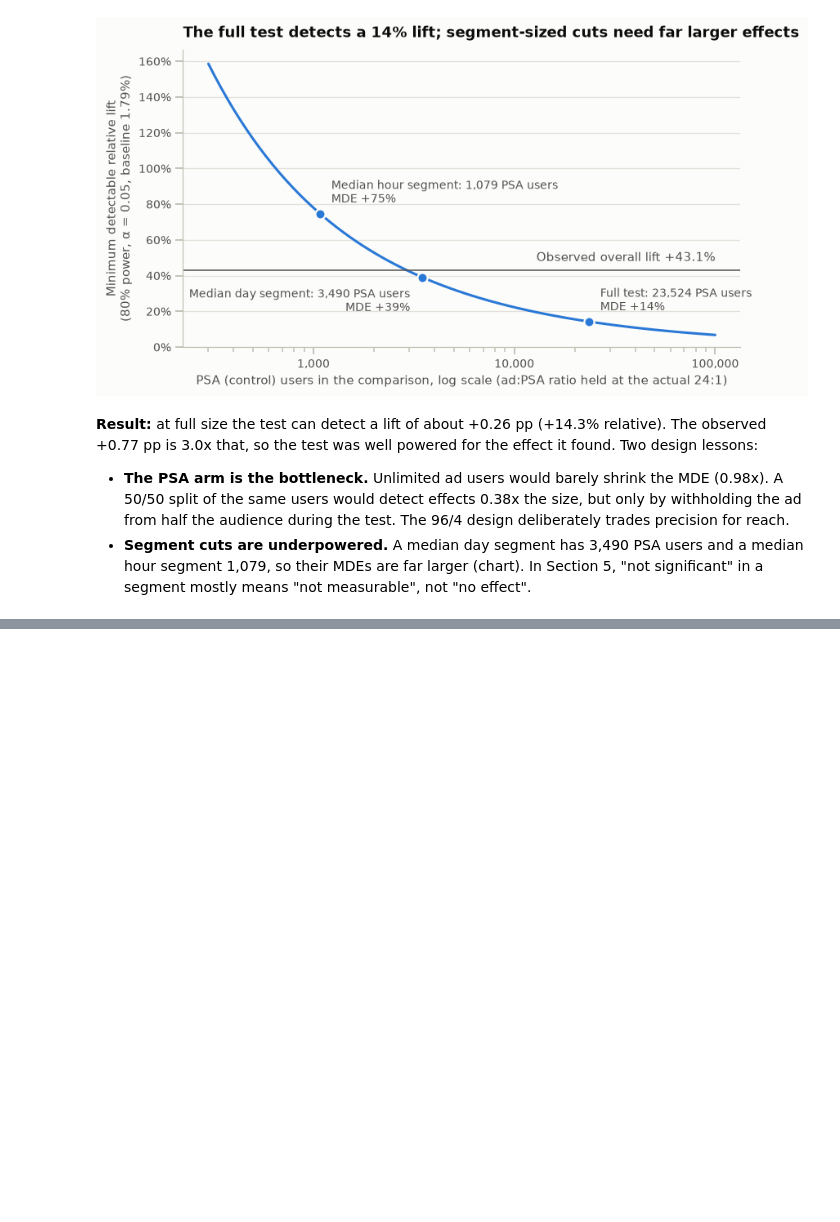
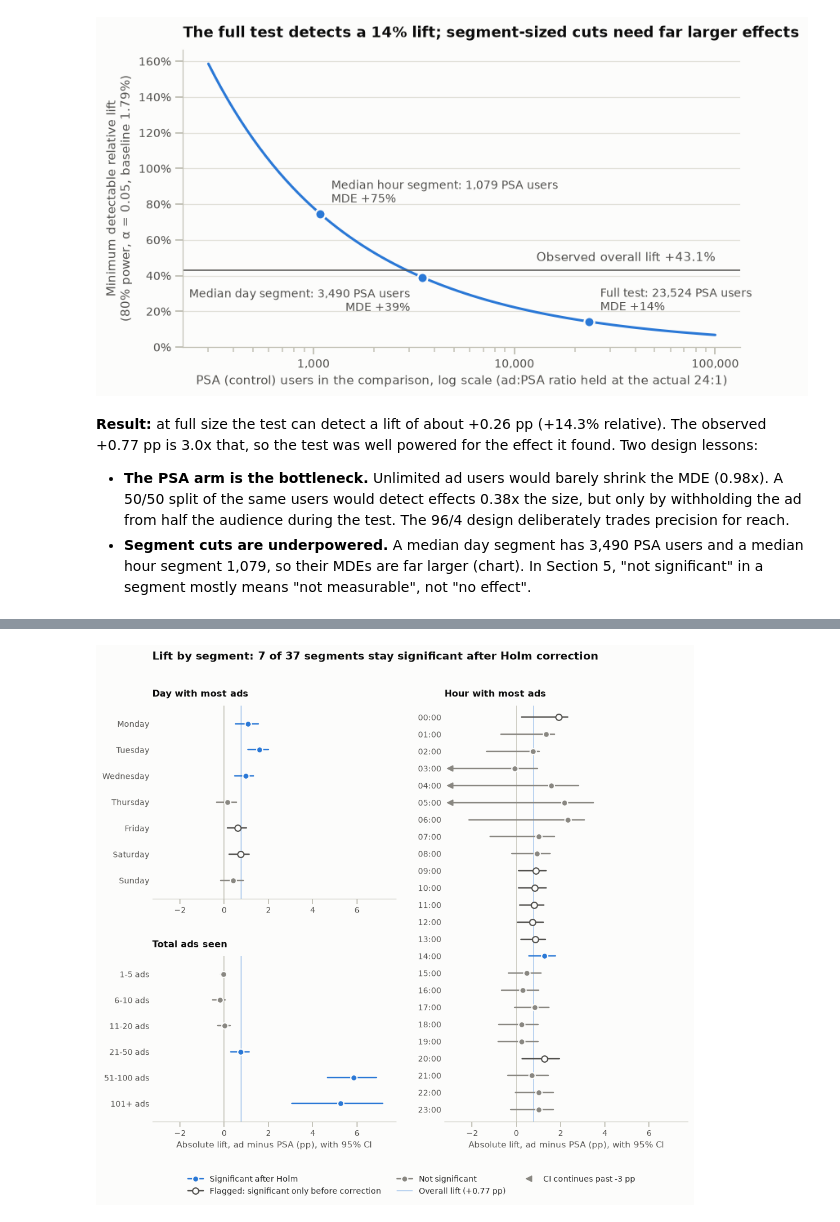
Before and after one commit to NidheeshK7/ab-test-ad-effectiveness, a Jupyter notebook: analysis.ipynb, the cells around one changed output, grey strips where cells are left out. Saved outputs shown, nothing was run; the diff lists cells and outputs as text; code cells hidden in the pictures; blank space fills up the shorter version.

```diff
--- a/analysis.ipynb
+++ b/analysis.ipynb
@@ -436,0 +582,50 @@ Median hour segment: 1,079 PSA users -> MDE +75% relative
+# %%
+VERDICT_STYLE = {  # emphasis: the accent hue marks confirmed lifts, greys for everything else
+    "significant after Holm": dict(line=AD_COLOR, face=AD_COLOR, edge=SURFACE, label="Significant after Holm"),
+    "FLAG: fails Holm": dict(line=INK_2, face=SURFACE, edge=INK_2, label="Flagged: significant only before correction"),
+    "not significant": dict(line=MUTED, face=MUTED, edge=SURFACE, label="Not significant"),
+}
+X_CLIP = (-3.0, 7.5)  # pp; CIs that run past the left edge are clipped and marked with an arrow
+
+
+def forest_panel(ax, cut):
+    t = seg[seg["cut"] == cut].reset_index(drop=True)
+    ys = np.arange(len(t))[::-1]
+    ax.axvline(0, color=AXIS, lw=1, zorder=1)
+    ax.axvline(abs_lift * 100, color=AD_COLOR, lw=1, alpha=0.4, zorder=1)
+    for y, r in zip(ys, t.itertuples(index=False)):
+        st = VERDICT_STYLE[r.verdict]
+        lo, hi = r.ci_low * 100, r.ci_high * 100
+        ax.plot([max(lo, X_CLIP[0]), min(hi, X_CLIP[1])], [y, y], color=st["line"], lw=1.6,
+                solid_capstyle="round", zorder=2)
+        if lo < X_CLIP[0]:
+            ax.plot(X_CLIP[0], y, marker="<", ms=6, color=st["line"], zorder=2)
+        ax.plot(r.abs_lift * 100, y, "o", ms=7, mfc=st["face"], mec=st["edge"], mew=1.4, zorder=3)
+    ax.set_yticks(ys, [SEGMENT_LABEL[cut](s) for s in t["segment"]])
+    ax.set_ylim(-0.7, len(t) - 0.3)
+    ax.set_xlim(X_CLIP[0] - 0.25, X_CLIP[1] + 0.25)
+    ax.set_title(SEGMENT_CUTS[cut], fontsize=10.5)
+    ax.tick_params(axis="y", length=0)
+    ax.spines["left"].set_visible(False)
+
+
+fig = plt.figure(figsize=(11, 8.6))
+grid = fig.add_gridspec(2, 2, height_ratios=[7, 6], hspace=0.32, wspace=0.2)
+ax_day, ax_exp, ax_hour = fig.add_subplot(grid[0, 0]), fig.add_subplot(grid[1, 0]), fig.add_subplot(grid[:, 1])
+forest_panel(ax_day, "most_ads_day")
+forest_panel(ax_exp, "exposure_bucket")
+forest_panel(ax_hour, "most_ads_hour")
+for ax in (ax_exp, ax_hour):
+    ax.set_xlabel("Absolute lift, ad minus PSA (pp), with 95% CI")
+
+handles = [Line2D([], [], color=s["line"], lw=1.6, marker="o", ms=7, mfc=s["face"], mec=s["edge"], mew=1.4, label=s["label"])
+           for s in VERDICT_STYLE.values()]
+handles += [Line2D([], [], color=AD_COLOR, alpha=0.4, lw=1, label=f"Overall lift ({abs_lift * 100:+.2f} pp)"),
+            Line2D([], [], color=MUTED, marker="<", ls="", ms=6, label=f"CI continues past {X_CLIP[0]:.0f} pp")]
+fig.legend(handles=handles, loc="lower center", ncol=3, bbox_to_anchor=(0.5, -0.04))
+fig.suptitle(f"Lift by segment: {n_holm} of {len(seg)} segments stay significant after Holm correction",
+             x=0.125, ha="left", fontsize=12.5, fontweight="bold", color=INK)
+save(fig, "03_segment_lift_forest.png")
+plt.show()
+# %% [output]
+[figure, added]
```
Also changed, not shown: parts of 9 cells of this notebook, 2 other files.
